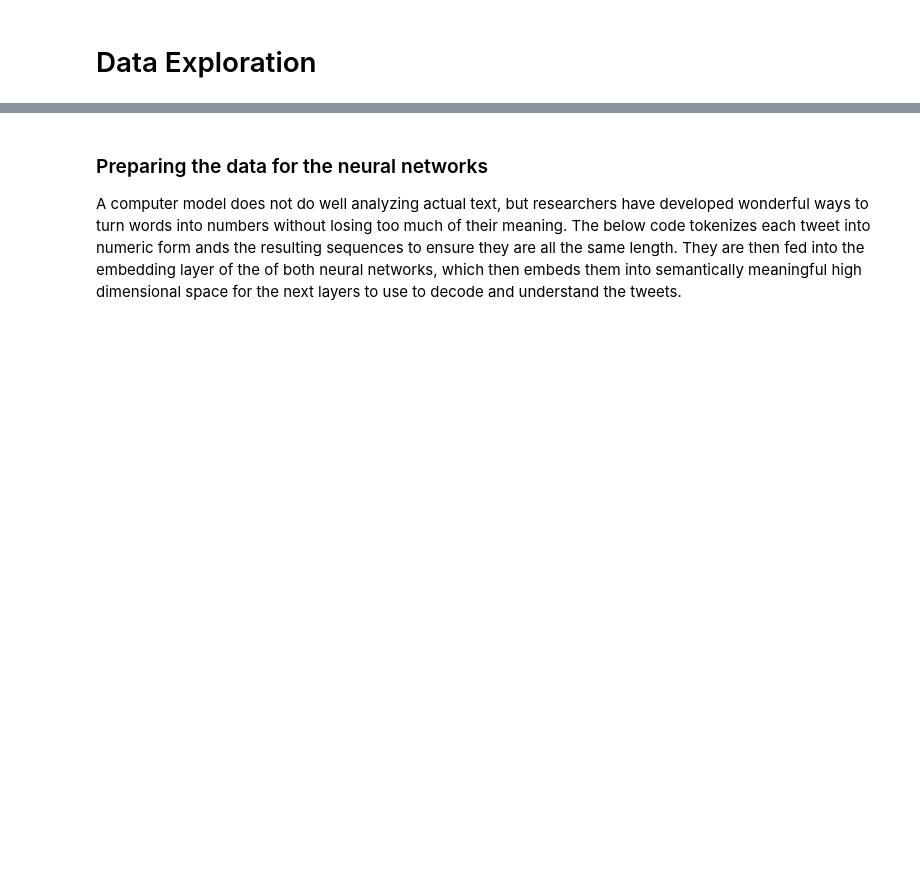
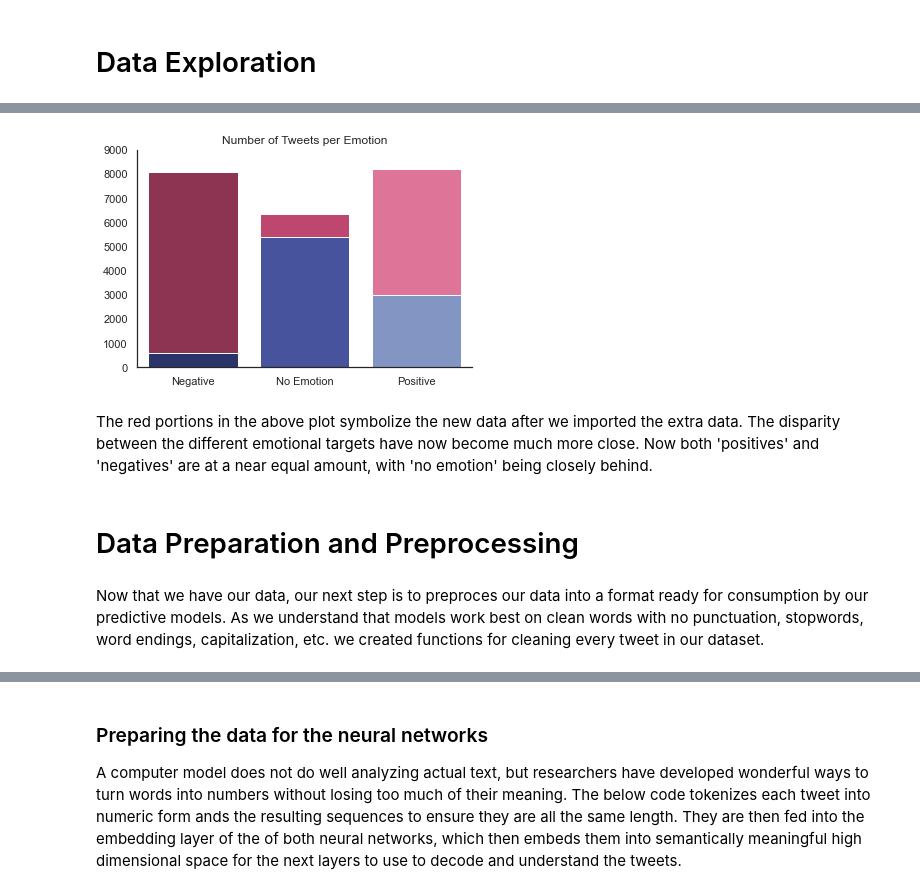
Before and after one commit to Caellwyn/product-flexible-twitter-sentiment-analysis, a Jupyter notebook: reports/report_notebook.ipynb, the cells around one changed output, grey strips where cells are left out. Drawn from its saved outputs; the diff is of its cells as text; code cells hidden in the pictures; blank space fills up the shorter version.

```diff
--- a/reports/report_notebook.ipynb
+++ b/reports/report_notebook.ipynb
@@ -89,0 +129,32 @@ tf.random.set_seed(42)
+# %%
+dv = pd.read_csv('../data/targeted_combined.csv')
+dv['emotion'] = dv['emotion'].astype(int)
+# %%
+sns.set(context = 'notebook', style = 'white', font_scale = 1)
+
+blue_ppt = ['#212d74', '#3949ab', '#7890cd']
+red_ppt = ['#9c254d', '#d23369', '#f06292']
+
+x2 = dv['emotion'].value_counts().keys()
+y2 = dv['emotion'].value_counts().values
+xlabel = ''
+ylabel = ''
+xticks = ['Negative', 'No Emotion', 'Positive']
+yticks = ''
+
+ax = sns.barplot(x = x2, y = y2, alpha = 1, palette = red_ppt)
+ax = sns.barplot(x = x1, y = y1, alpha = 1, palette = blue_ppt)
+
+
+ax.set(xlabel = xlabel, ylabel = ylabel, xticklabels = xticks, title = 'Number of Tweets per Emotion')
+ax.set_ylim(0,9000)
+sns.despine()
+# plt.savefig('tweets_per_emotion_after', dpi = 500, bbox_inches = 'tight', transparent = True)
+# %% [output]
+[figure, added]
+# %% [markdown]
+The red portions in the above plot symbolize the new data after we imported the extra data.  The disparity between the different emotional targets have now become much more close.  Now both 'positives' and 'negatives' are at a near equal amount, with 'no emotion' being closely behind.
+# %% [markdown]
+# Data Preparation and Preprocessing
+# %% [markdown]
+Now that we have our data, our next step is to preproces our data into a format ready for consumption by our predictive models.  As we understand that models work best on clean words with no punctuation, stopwords, word endings, capitalization, etc. we created functions for cleaning every tweet in our dataset.
```
Also changed, not shown: parts of 16 cells of this notebook, 1 other file.
